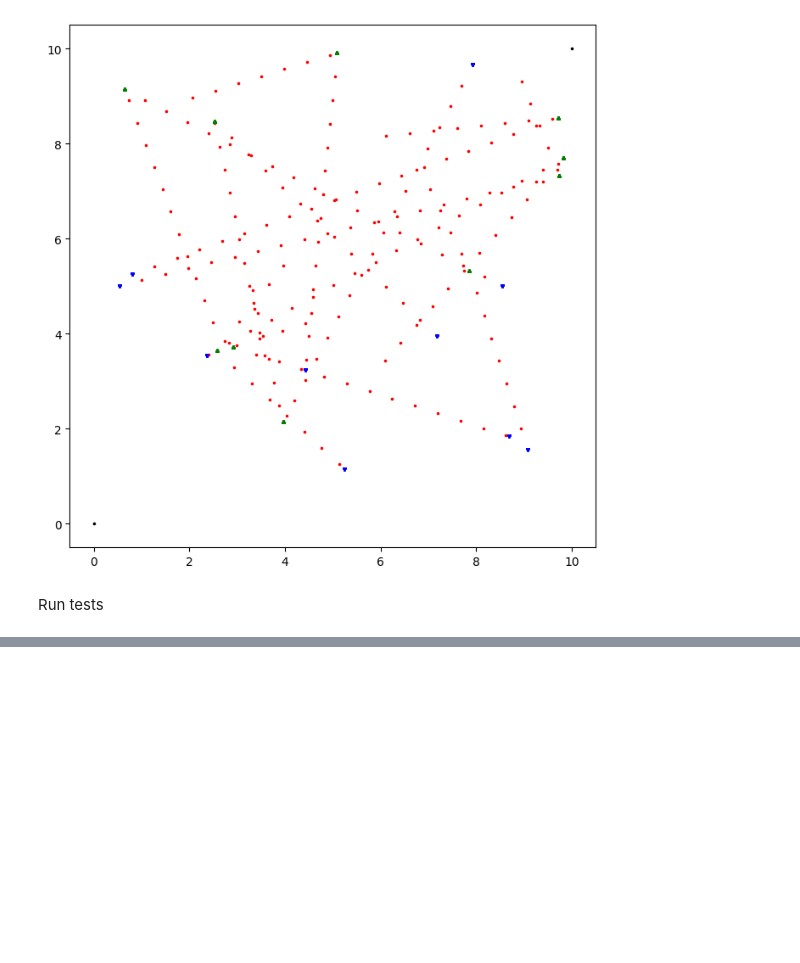
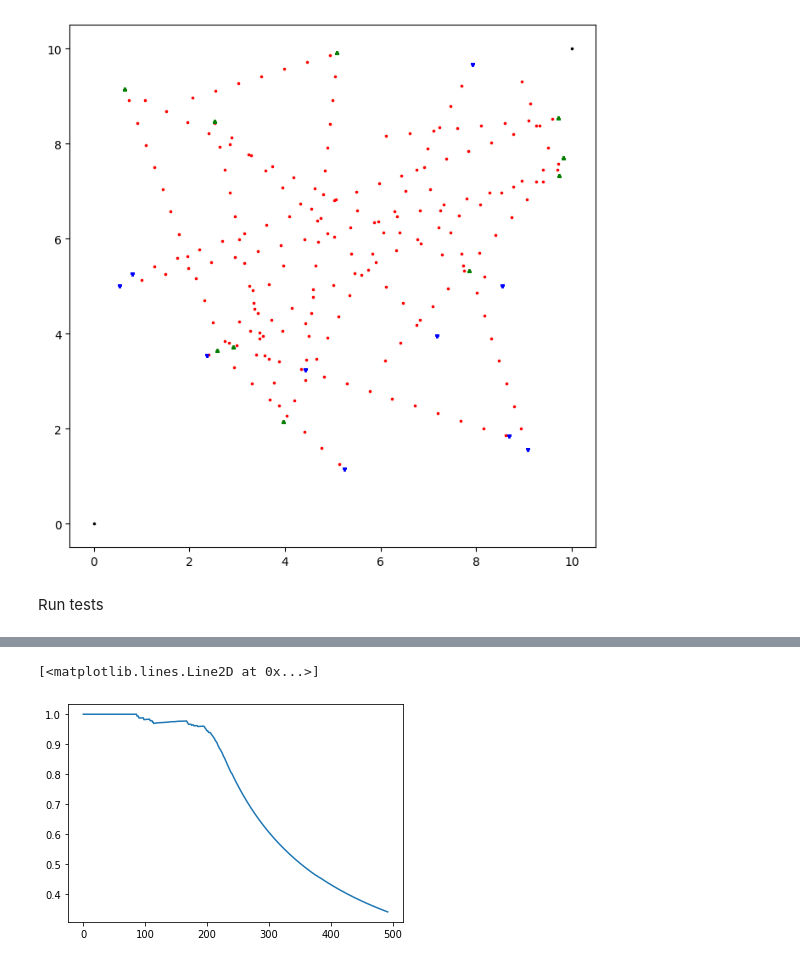
Before and after one commit to limon8884/delivery-RL, a Jupyter notebook: notebook.ipynb, the cells around one changed output, grey strips where cells are left out. Saved outputs shown, nothing was run; the diff lists cells and outputs as text; code cells hidden in the pictures; blank space fills up the shorter version.

```diff
--- a/notebook.ipynb
+++ b/notebook.ipynb
@@ -56,0 +88,11 @@ len(sim.free_orders)
+# %%
+all_metrics = []
+for i in range(500):
+    metrics = sim.GetMetrics()
+    all_metrics.append(metrics)
+    sim.Next()
+# %%
+plt.plot([m['completed_orders'] / m['finished_orders'] for m in all_metrics if m['finished_orders'] != 0])
+# %% [output]
+[<matplotlib.lines.Line2D at 0x...>]
+[figure, added]
```
Also changed, not shown: parts of 13 cells of this notebook, 4 other files.
